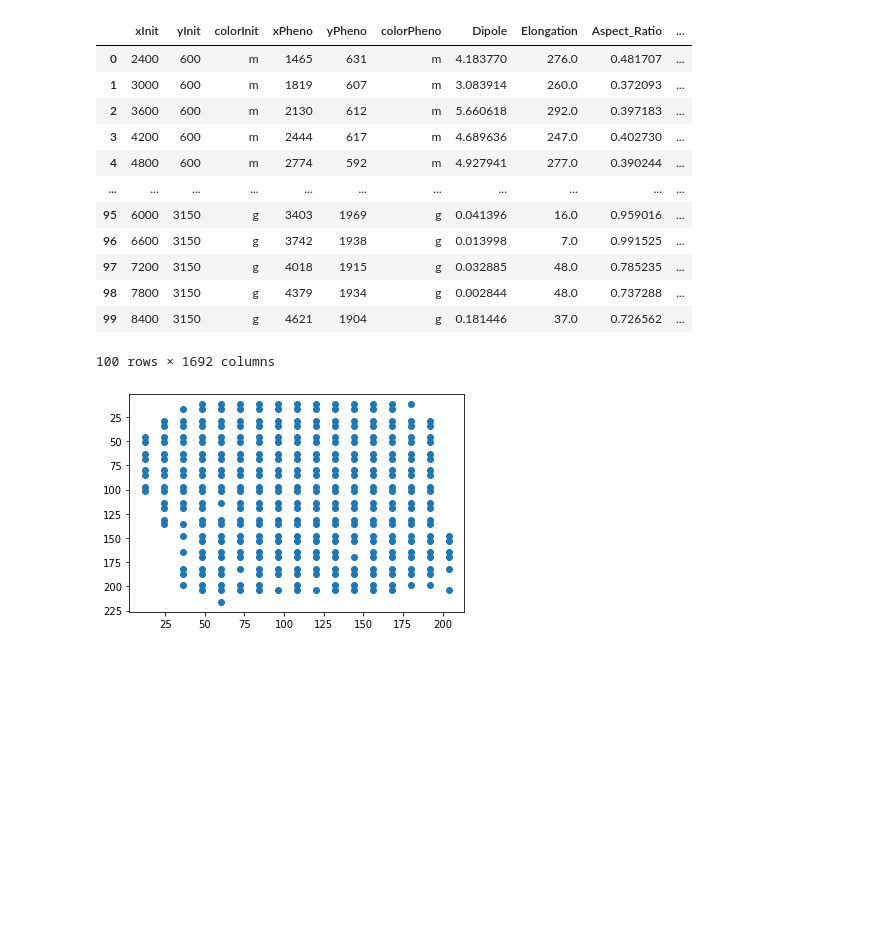
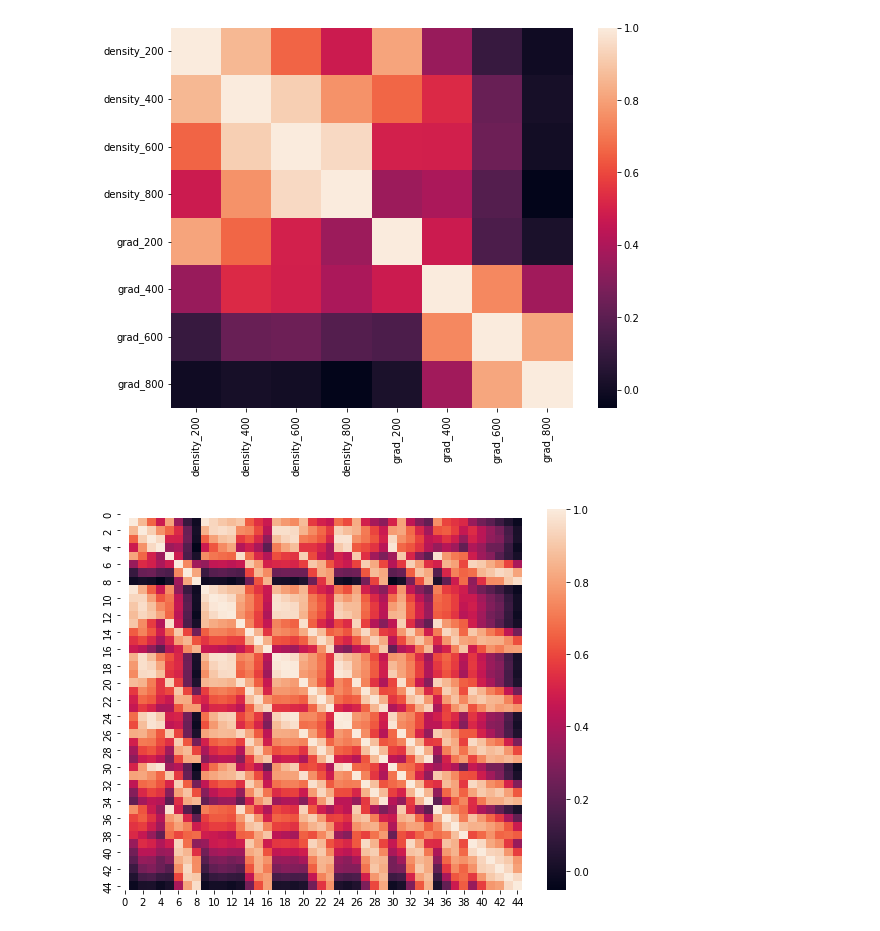
Before and after one commit to iamsmurph/SymBreak, a Jupyter notebook: scripting/Untitled.ipynb, the cells around one changed output. Drawn from its saved outputs; the diff is of its cells as text; code cells hidden in the pictures; blank space fills up the shorter version.

```diff
--- a/scripting/Untitled.ipynb
+++ b/scripting/Untitled.ipynb
@@ -4,19 +5,3 @@ import pandas as pd
 import matplotlib.pyplot as plt
 # %%
-df = pd.read_csv("dfPairedFull.csv")
+dfHeitorRandom = pd.read_csv("random_features_dipole.csv")
-# %%
-df.head(100)
-# %% [output]
-|  | xInit | yInit | colorInit | xPheno | yPheno | colorPheno | Dipole | Elongation | Aspect_Ratio | ... |
-| 0 | 2400 | 600 | m | 1465 | 631 | m | 4.183770 | 276.0 | 0.481707 | ... |
-| 1 | 3000 | 600 | m | 1819 | 607 | m | 3.083914 | 260.0 | 0.372093 | ... |
-| 2 | 3600 | 600 | m | 2130 | 612 | m | 5.660618 | 292.0 | 0.397183 | ... |
-| 3 | 4200 | 600 | m | 2444 | 617 | m | 4.689636 | 247.0 | 0.402730 | ... |
-| 4 | 4800 | 600 | m | 2774 | 592 | m | 4.927941 | 277.0 | 0.390244 | ... |
-| ... | ... | ... | ... | ... | ... | ... | ... | ... | ... | ... |
-| 95 | 6000 | 3150 | g | 3403 | 1969 | g | 0.041396 | 16.0 | 0.959016 | ... |
-| 96 | 6600 | 3150 | g | 3742 | 1938 | g | 0.013998 | 7.0 | 0.991525 | ... |
-| 97 | 7200 | 3150 | g | 4018 | 1915 | g | 0.032885 | 48.0 | 0.785235 | ... |
-| 98 | 7800 | 3150 | g | 4379 | 1934 | g | 0.002844 | 48.0 | 0.737288 | ... |
-| 99 | 8400 | 3150 | g | 4621 | 1904 | g | 0.181446 | 37.0 | 0.726562 | ... |
-100 rows × 1692 columns
@@ -27,5 +8,8 @@ x, y = x//50, y//50
-# %%
-plt.scatter(x,y)
-plt.gca().invert_yaxis()
-# %% [output]
-[figure, removed]
+# %%
+rX, ry = dfHeitorRandom.iloc[:, :-1], dfHeitorRandom.iloc[:, -1]
+# %%
+plt.figure(figsize = (9,7))
+sns.heatmap(rX.corr())
+plt.show()
+# %% [output]
+[figure, added]
@@ -31,0 +21,6 @@ plt.gca().invert_yaxis()
+# %%
+plt.figure(figsize = (9,7))
+sns.heatmap(pd.DataFrame(rXpoly).corr())
+plt.show()
+# %% [output]
+[figure, added]
```
Also changed, not shown: parts of 10 cells of this notebook, 24 other files.
